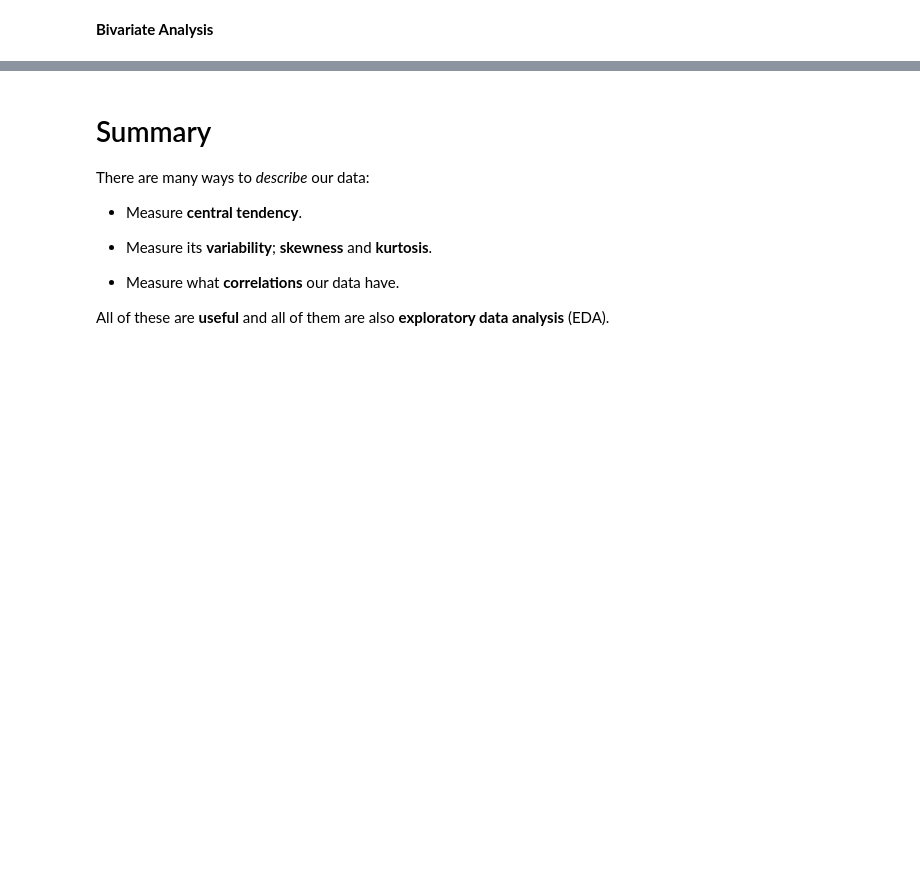
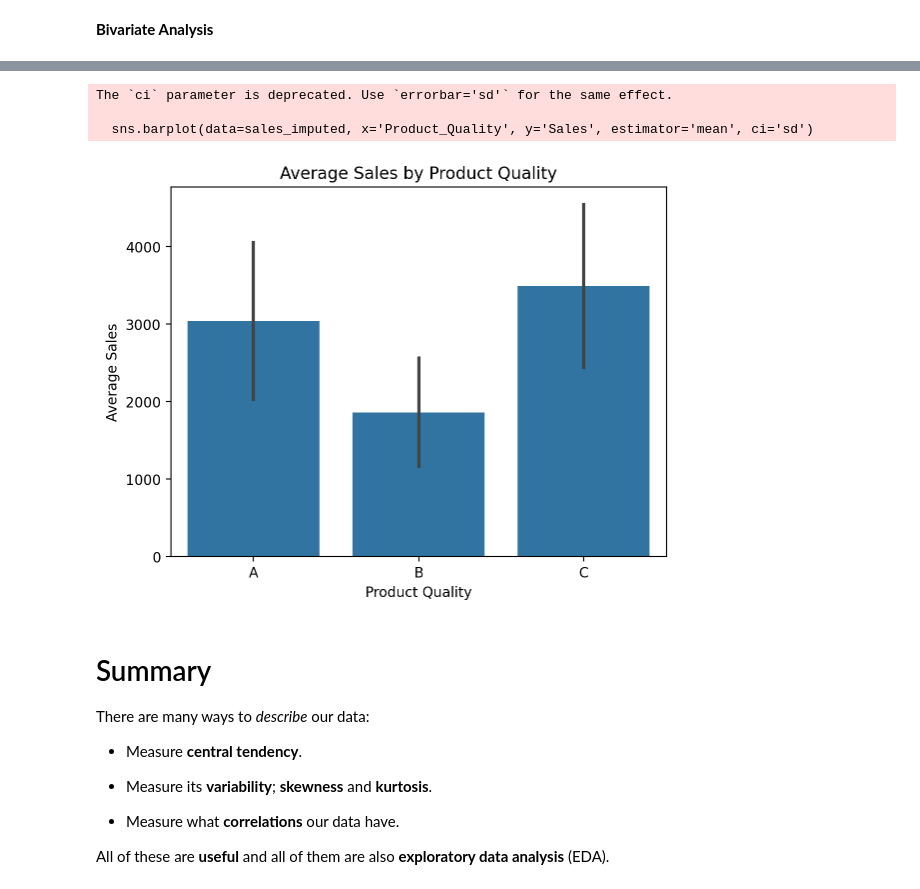
Before and after one commit to bartek00000/descripitve_stat, a Jupyter notebook: Exercise9.ipynb, the cells around one changed output, grey strips where cells are left out. Saved outputs shown, nothing was run; the diff lists cells and outputs as text; code cells hidden in the pictures; blank space fills up the shorter version.

```diff
--- a/Exercise9.ipynb
+++ b/Exercise9.ipynb
@@ -656,3 +689,14 @@ msno.matrix(sales_imputed, figsize=(12, 6))
+# %%
+sns.barplot(data=sales_imputed, x='Product_Quality', y='Sales', estimator='mean', ci='sd')
+plt.title('Average Sales by Product Quality')
+plt.ylabel('Average Sales')
+plt.xlabel('Product Quality')
+plt.show()
+# %% [output]
+The `ci` parameter is deprecated. Use `errorbar='sd'` for the same effect.
+
+  sns.barplot(data=sales_imputed, x='Product_Quality', y='Sales', estimator='mean', ci='sd')
+[figure, added]
 # %% [markdown]
 # Summary
 
```
Also changed, not shown: parts of 4 cells of this notebook.
